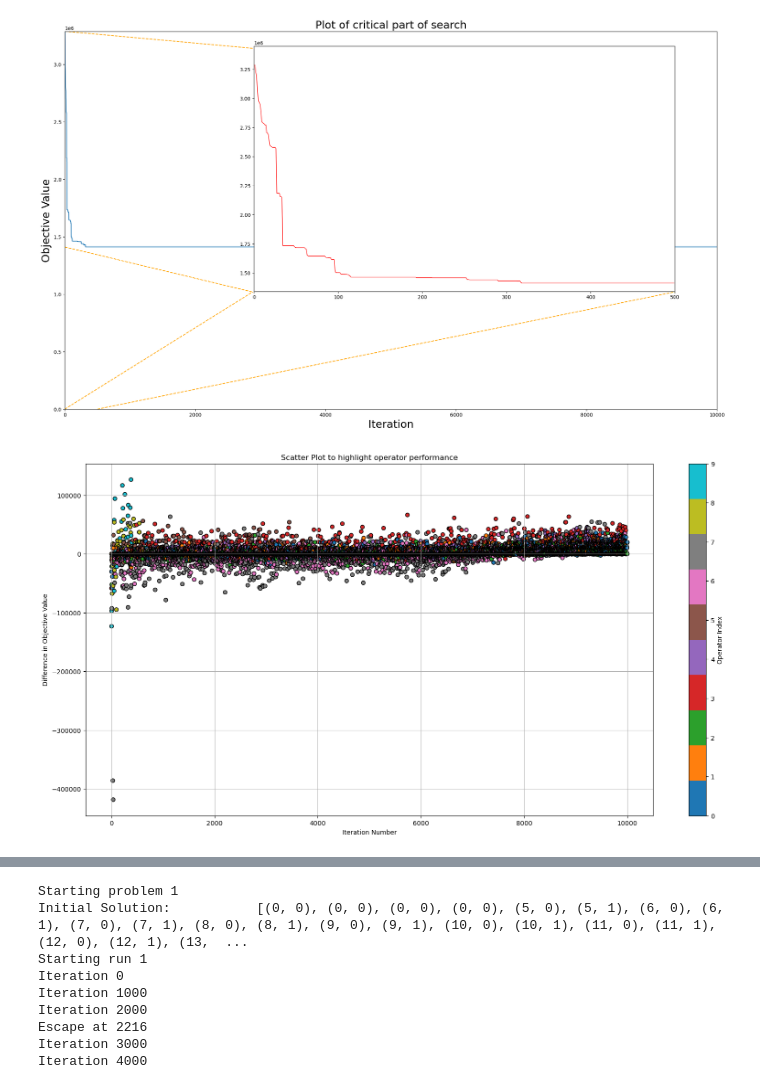
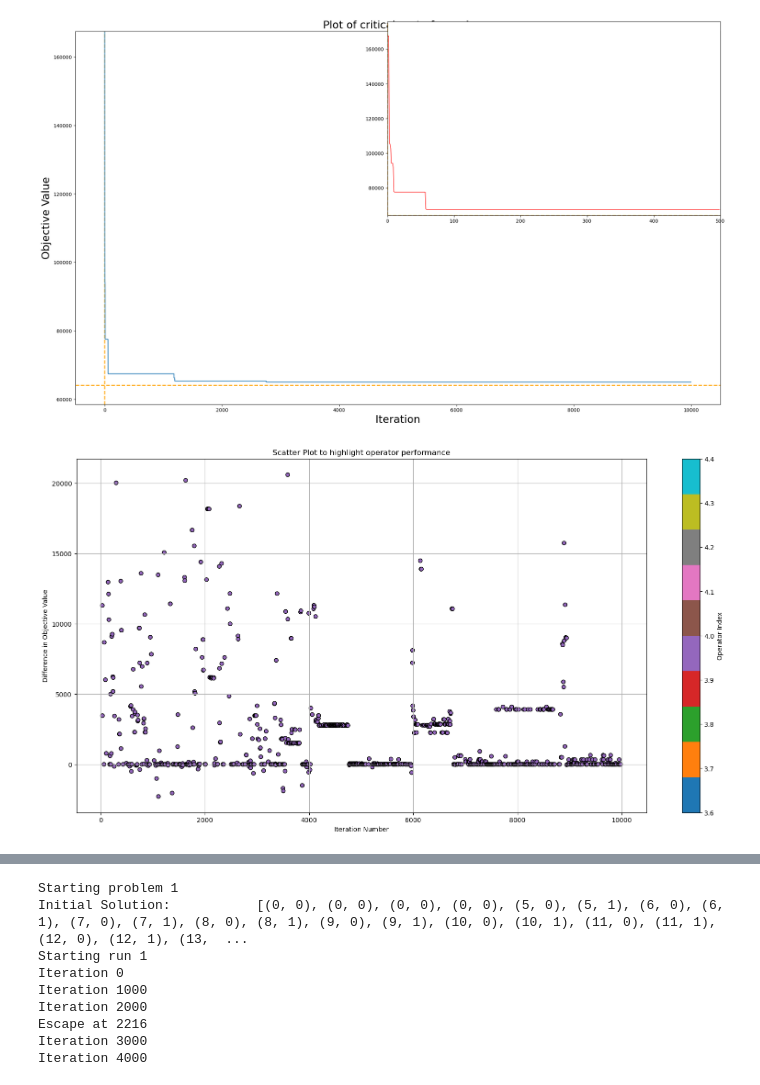
Before and after one commit to simonhusebo/MASTERS, a Jupyter notebook: Experiments.ipynb, the cells around one changed output, grey strips where cells are left out. Cells and saved outputs as stored; diff of their text form; code cells hidden in the pictures.

Commit message:
Fixed cluster removal

```diff
--- a/Experiments.ipynb
+++ b/Experiments.ipynb
@@ -9,10 +9,10 @@ import time
 # %%
 problems = load_problems("/Users/simonhusebo/Dokumenter/MASTERS CODE/data")
 # %%
-problem = problems[5]
+problem = problems[0]
 n_trips = problem['N_trips']
 initial = initial_solution(problem,n_trips)
-operators = [random_remove_greedy_insert,largest_trip_remove_greedy_insert,similarity_removal_greedy_insert,random_remove_kregret_insert,largest_trip_remove_kregret_insert,similarity_removal_kregret_insert,clustering_removal_kncs_greedy_insert,clustering_removal_krd_greedy_insert,clustering_removal_kncs_kregret_insert,clustering_removal_krd_kregret_insert]
+operators = [random_remove_greedy_insert,largest_trip_remove_greedy_insert,similarity_removal_greedy_insert,worst_removal_greedy_insert,smallest_trip_removal_greedy_insert,random_remove_kregret_insert,largest_trip_remove_kregret_insert,similarity_removal_kregret_insert,worst_removal_kregret_insert,smallest_trip_removal_kregret_insert,clustering_removal_kncs_greedy_insert,clustering_removal_krd_greedy_insert,clustering_removal_kncs_kregret_insert,clustering_removal_krd_kregret_insert]
 
 weights = [1/4,1/4,1/4,1/16,1/16]
 show_the_map(problem)
@@ -143,9 +141,9 @@ plot_costs(best_costs,title='Best Costs over iteration')
 <Axes: title={'center': 'Best Costs over iteration'}, xlabel='Iteration', ylabel='Cost'>
 # %%
-zoomed_plot(best_costs,0,500)
+zoomed_plot_(best_costs,0,500)
 # %% [output]
-[figure, old version]
+[figure, new version]
 # %%
-operators_scatter(deltas)
+operators_scatter(deltas,highlight=[4])
 # %% [output]
-[figure, old version]
+[figure, new version]
```
Also changed, not shown: parts of 16 cells of this notebook, 3 other files.
